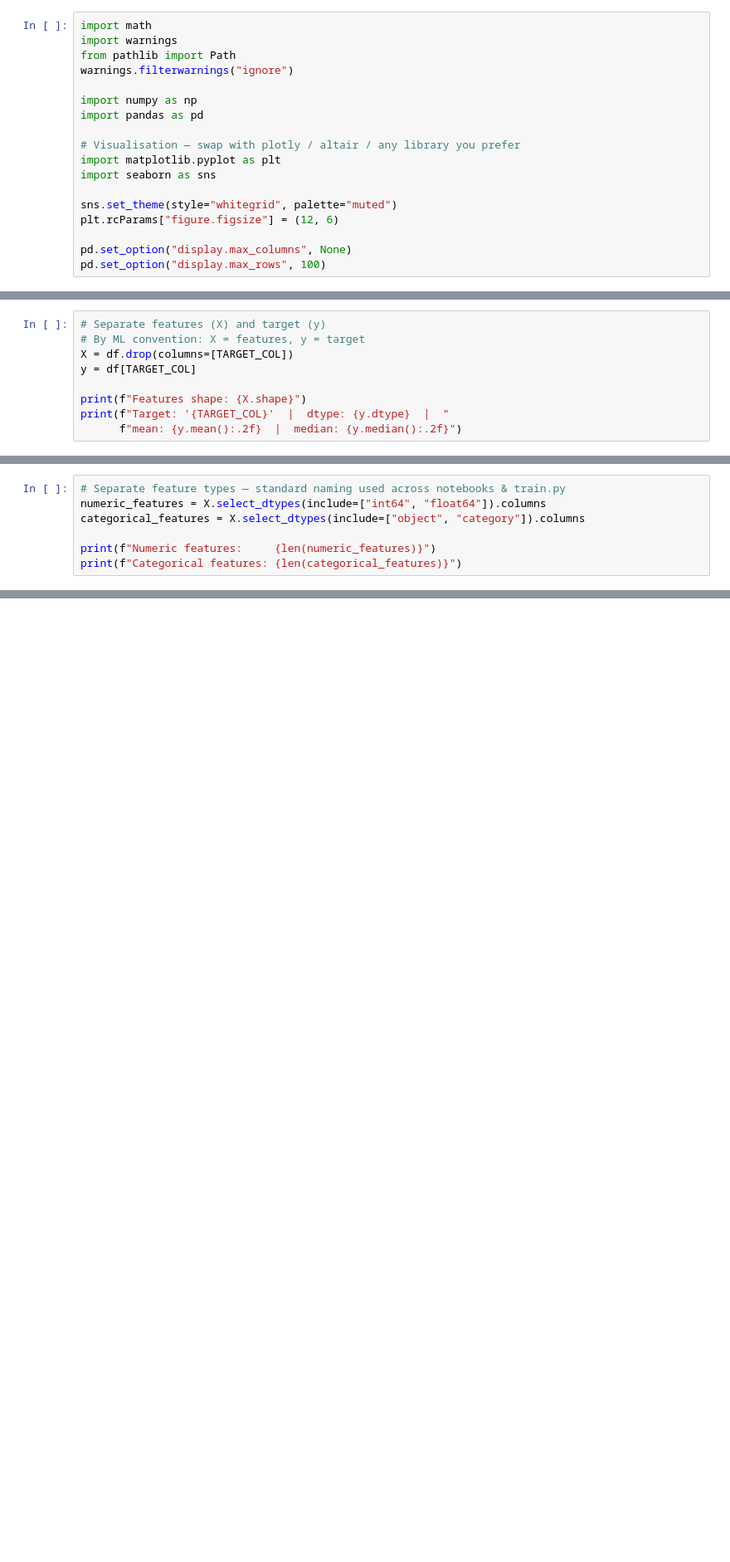
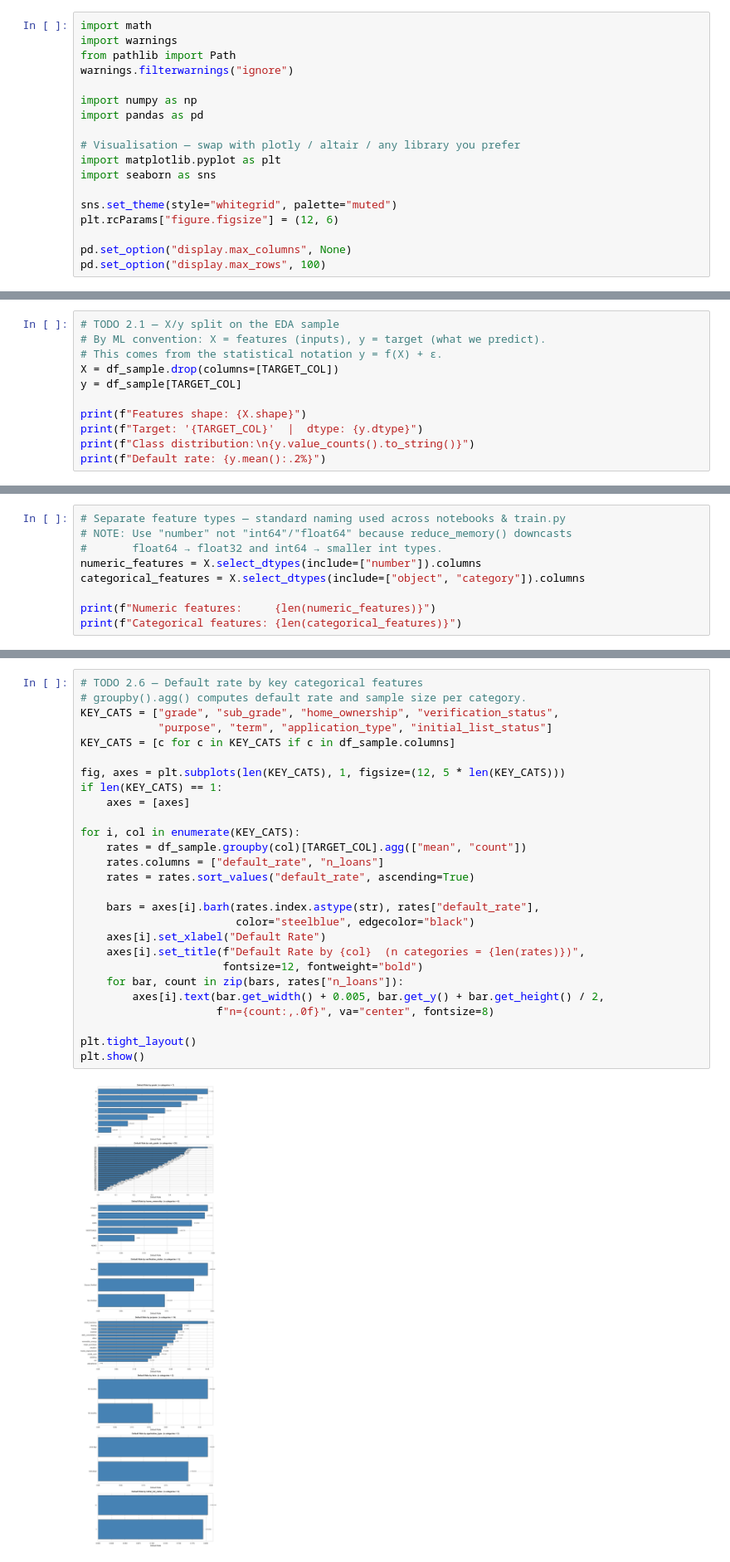
Before and after one commit to DanciVasile/data-science-projects, a Jupyter notebook: loan_default_prediction/notebooks/exploration.ipynb, the cells around one changed output, grey strips where cells are left out. Shown at 83% size. Saved outputs shown, nothing was run; the diff lists cells and outputs as text; blank space fills up the shorter version.

```diff
--- a/loan_default_prediction/notebooks/exploration.ipynb
+++ b/loan_default_prediction/notebooks/exploration.ipynb
@@ -110,9 +367,11 @@ By convention in ML, **`X`** denotes the feature matrix and **`y`** denotes the
 # %%
-# Separate features (X) and target (y)
-# By ML convention: X = features, y = target
-X = df.drop(columns=[TARGET_COL])
-y = df[TARGET_COL]
+# TODO 2.1 — X/y split on the EDA sample
+# By ML convention: X = features (inputs), y = target (what we predict).
+# This comes from the statistical notation y = f(X) + ε.
+X = df_sample.drop(columns=[TARGET_COL])
+y = df_sample[TARGET_COL]
 
 print(f"Features shape: {X.shape}")
-print(f"Target: '{TARGET_COL}'  |  dtype: {y.dtype}  |  "
-      f"mean: {y.mean():.2f}  |  median: {y.median():.2f}")
+print(f"Target: '{TARGET_COL}'  |  dtype: {y.dtype}")
+print(f"Class distribution:\n{y.value_counts().to_string()}")
+print(f"Default rate: {y.mean():.2%}")
@@ -182,6 +657,8 @@ Distribution of individual features. Separate numeric from categorical using `se
 # %%
 # Separate feature types — standard naming used across notebooks & train.py
-numeric_features = X.select_dtypes(include=["int64", "float64"]).columns
+# NOTE: Use "number" not "int64"/"float64" because reduce_memory() downcasts
+#       float64 → float32 and int64 → smaller int types.
+numeric_features = X.select_dtypes(include=["number"]).columns
 categorical_features = X.select_dtypes(include=["object", "category"]).columns
 
 print(f"Numeric features:     {len(numeric_features)}")
@@ -240,2 +742,31 @@ plt.show()
+# %%
+# TODO 2.6 — Default rate by key categorical features
+# groupby().agg() computes default rate and sample size per category.
+KEY_CATS = ["grade", "sub_grade", "home_ownership", "verification_status",
+            "purpose", "term", "application_type", "initial_list_status"]
+KEY_CATS = [c for c in KEY_CATS if c in df_sample.columns]
+
+fig, axes = plt.subplots(len(KEY_CATS), 1, figsize=(12, 5 * len(KEY_CATS)))
+if len(KEY_CATS) == 1:
+    axes = [axes]
+
+for i, col in enumerate(KEY_CATS):
+    rates = df_sample.groupby(col)[TARGET_COL].agg(["mean", "count"])
+    rates.columns = ["default_rate", "n_loans"]
+    rates = rates.sort_values("default_rate", ascending=True)
+
+    bars = axes[i].barh(rates.index.astype(str), rates["default_rate"],
+                        color="steelblue", edgecolor="black")
+    axes[i].set_xlabel("Default Rate")
+    axes[i].set_title(f"Default Rate by {col}  (n categories = {len(rates)})",
+                      fontsize=12, fontweight="bold")
+    for bar, count in zip(bars, rates["n_loans"]):
+        axes[i].text(bar.get_width() + 0.005, bar.get_y() + bar.get_height() / 2,
+                     f"n={count:,.0f}", va="center", fontsize=8)
+
+plt.tight_layout()
+plt.show()
+# %% [output]
+[figure, added]
 # %% [markdown]
 ---
```
Also changed, not shown: parts of 43 cells of this notebook, 27 other files.
